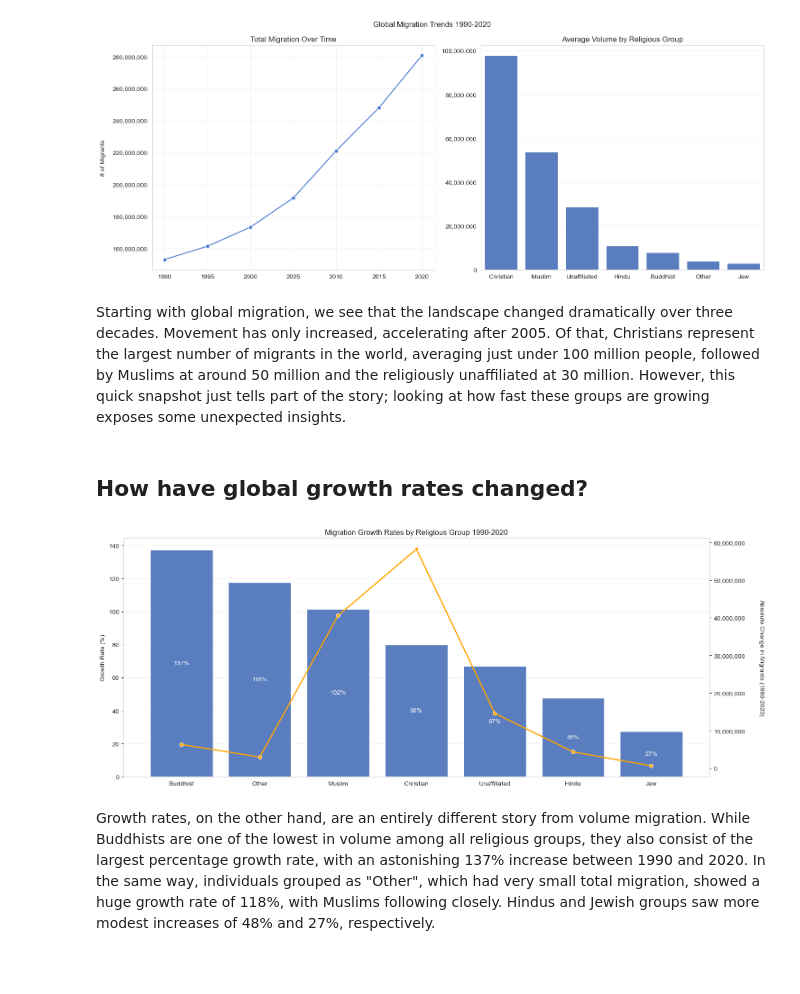
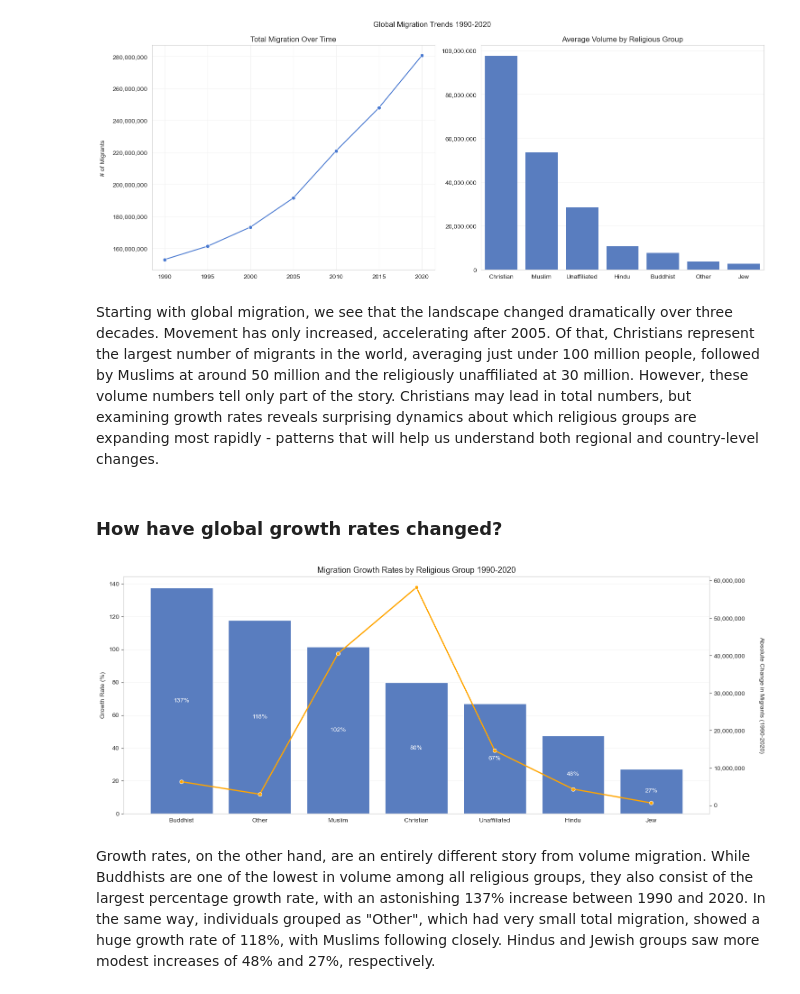
Before and after one commit to kmogarro/portfolio, a Jupyter notebook: python-projects/Global_Religious_Migration_Analysis_1990-2020/global_religious_migration_1990-2020.ipynb, the cells around one changed output. Cells and saved outputs as stored; diff of their text form; code cells hidden in the pictures; blank space fills up the shorter version.

```diff
--- a/python-projects/Global_Religious_Migration_Analysis_1990-2020/global_religious_migration_1990-2020.ipynb
+++ b/python-projects/Global_Religious_Migration_Analysis_1990-2020/global_religious_migration_1990-2020.ipynb
@@ -196,35 +196,35 @@ plt.tight_layout()
 # %% [output]
 [figure]
 # %% [markdown]
-Starting with global migration, we see that the landscape changed dramatically over three decades. Movement has only increased, accelerating after 2005. Of that, Christians represent the largest number of migrants in the world, averaging just under 100 million people, followed by Muslims at around 50 million and the religiously unaffiliated at 30 million. However, this quick snapshot just tells part of the story; looking at how fast these groups are growing exposes some unexpected insights.
+Starting with global migration, we see that the landscape changed dramatically over three decades. Movement has only increased, accelerating after 2005. Of that, Christians represent the largest number of migrants in the world, averaging just under 100 million people, followed by Muslims at around 50 million and the religiously unaffiliated at 30 million. However, these volume numbers tell only part of the story. Christians may lead in total numbers, but examining growth rates reveals surprising dynamics about which religious groups are expanding most rapidly - patterns that will help us understand both regional and country-level changes.
 # %% [markdown]
-## How have global growth rates changed?
+### How have global growth rates changed?
 # %%
 fig, ax1 = plt.subplots(figsize=(15, 6))
 sns.barplot(data=global_growth_df,
             x='religion', y='growthrate',
            order=global_growth_df.sort_values('growthrate', ascending=False).index,
            ax=ax1)
 
 ax1.set_xlabel('')
 ax1.set_ylabel('Growth Rate (%)')
 ax1.bar_label(ax1.containers[0], label_type='center', color='white', fmt=lambda x: f'{x:.0f}%')
 
 ax2 = ax1.twinx()
 sns.lineplot(data=global_growth_df,
              x='religion', y='abs_diff',
              ax=ax2, color='orange',
              linewidth=2, marker='o')
 
 format_numbers(ax2)
 ax2.set_ylabel('Absolute Change in Migrants (1990-2020)', labelpad=30, rotation=270)
 ax2.grid(alpha=0)
 
 
-plt.title('Migration Growth Rates by Religious Group 1990-2020')
+plt.title('Migration Growth Rates by Religious Group 1990-2020', size=13)
 plt.tight_layout()
 # %% [output]
-[figure, old version]
+[figure, new version]
 # %% [markdown]
 Growth rates, on the other hand, are an entirely different story from volume migration. While Buddhists are one of the lowest in volume among all religious groups, they also consist of the largest percentage growth rate, with an astonishing 137% increase between 1990 and 2020. In the same way, individuals grouped as "Other", which had very small total migration, showed a huge growth rate of 118%, with Muslims following closely. Hindus and Jewish groups saw more modest increases of 48% and 27%, respectively.
 # %%
```
Also changed, not shown: parts of 25 cells of this notebook, 6 other files.
